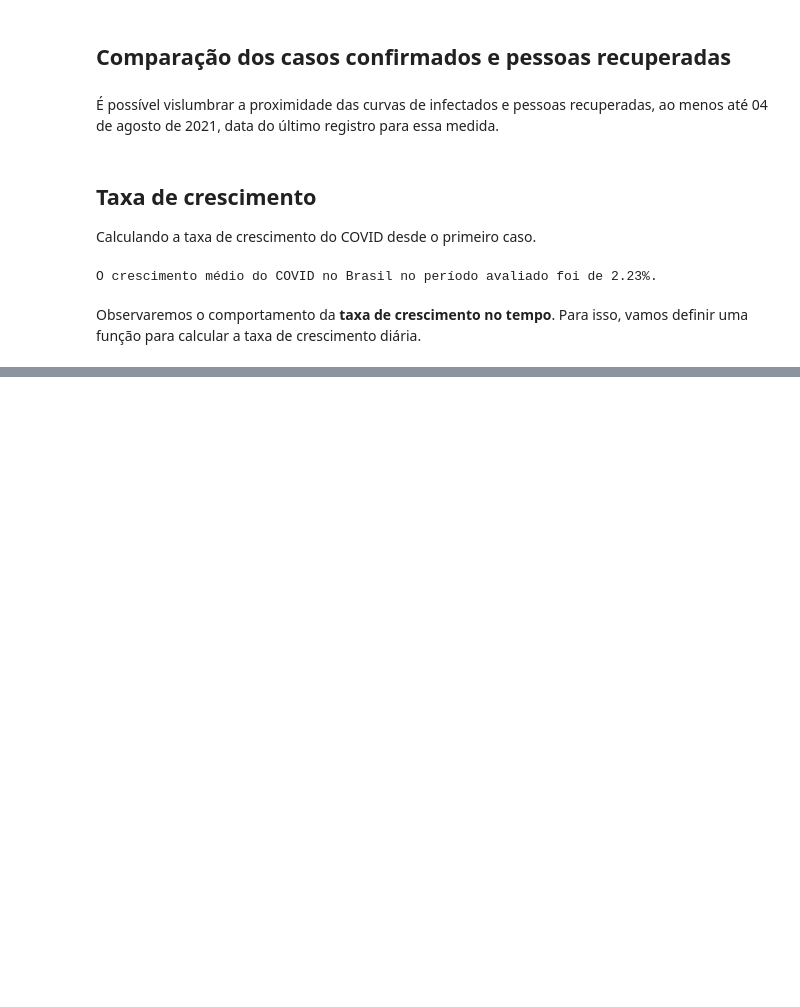
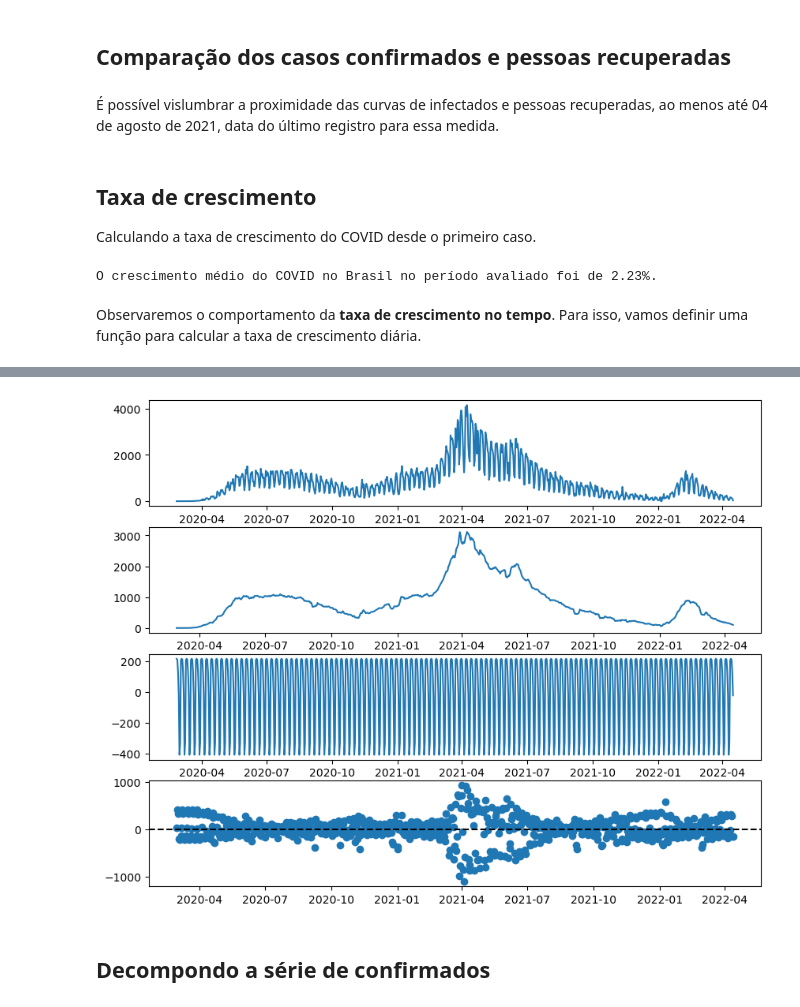
Before and after one commit to Ronaldo-Nunes/Cursos, a Jupyter notebook: Geracao-Tech-Unimed-BH-Ciencia-Dados/predicao-dados-covid/Analise_covid.ipynb, the cells around one changed output, grey strips where cells are left out. Saved outputs shown, nothing was run; the diff lists cells and outputs as text; code cells hidden in the pictures; blank space fills up the shorter version.

```diff
--- a/Geracao-Tech-Unimed-BH-Ciencia-Dados/predicao-dados-covid/Analise_covid.ipynb
+++ b/Geracao-Tech-Unimed-BH-Ciencia-Dados/predicao-dados-covid/Analise_covid.ipynb
@@ -160,6 +163,12 @@ brasil["novos_casos_dia"] = list(map(
         np.arange(brasil.shape[0])
     )
 )
+
+brasil["novas_mortes_dia"] = list(map(
+        lambda x: 0 if x == 0 else brasil["deaths"].iloc[x] - brasil["deaths"].iloc[x-1],
+        np.arange(brasil.shape[0])
+    )
+)
 # %% [output]
 A value is trying to be set on a copy of a slice from a DataFrame.
 Try using .loc[row_indexer,col_indexer] = value instead
@@ -274,0 +293,17 @@ px.line(x=pd.date_range(primeiro_dia, brasil.date.max())[1:],
+# %%
+novas_mortes = brasil.novas_mortes_dia
+novas_mortes.index = brasil.date
+
+res = seasonal_decompose(novas_mortes)
+
+fig, (ax1,ax2,ax3, ax4) = plt.subplots(nrows=4, ncols=1, figsize=(10,8))
+ax1.plot(res.observed)
+ax2.plot(res.trend)
+ax3.plot(res.seasonal)
+ax4.scatter(novas_mortes.index, res.resid)
+ax4.axhline(0, linestyle='dashed', c='black')
+plt.show()
+# %% [output]
+[figure, added]
+# %% [markdown]
+## Decompondo a série de confirmados
```
Also changed, not shown: parts of 21 cells of this notebook, 1 other file.
